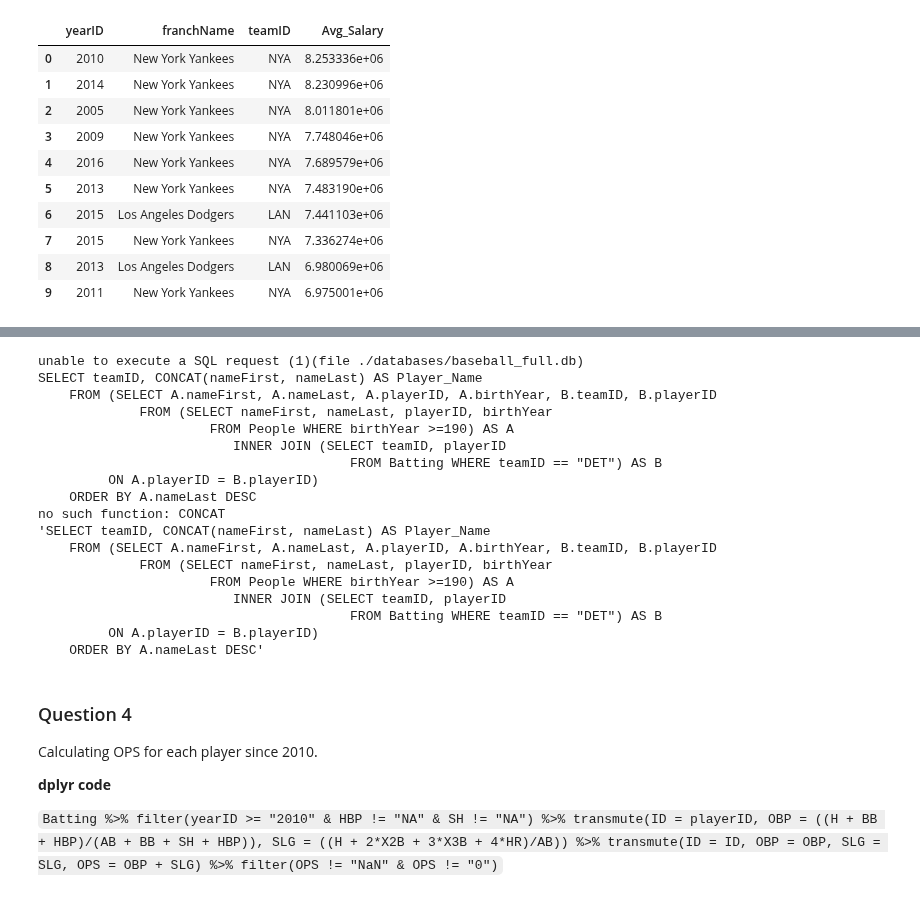
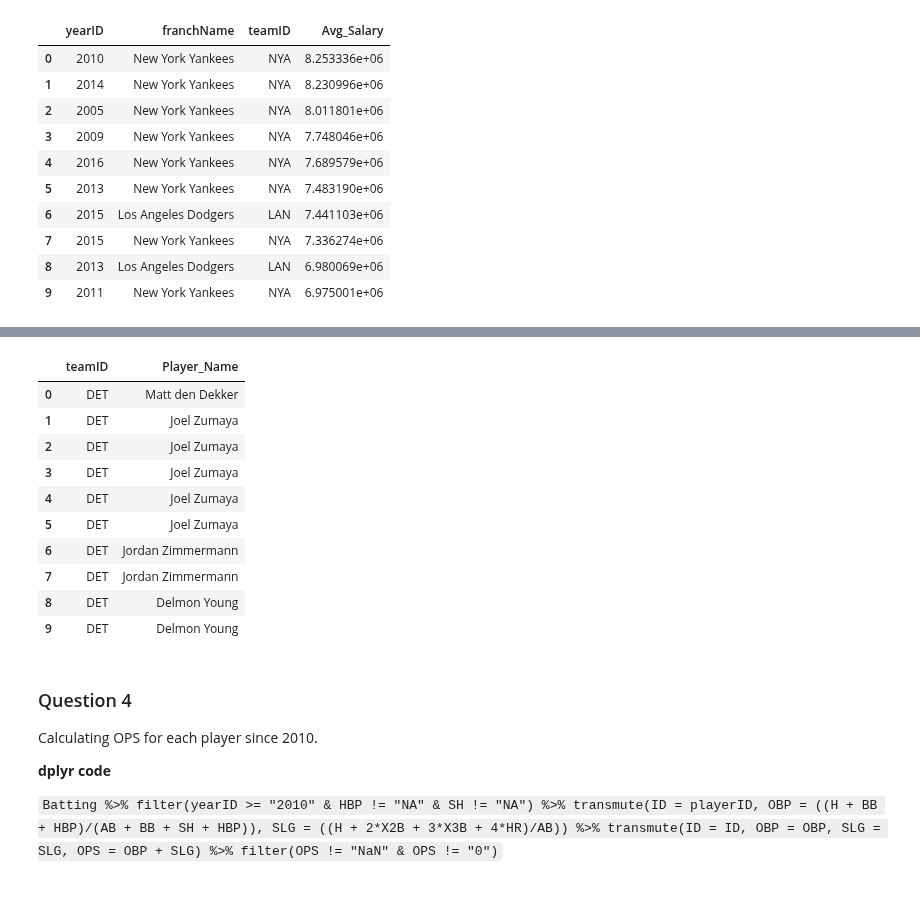
Before and after one commit to WSU-DataScience/USCOTS19_workshop, a Jupyter notebook: block_3_data_management/Baseball_Solution.ipynb, the cells around one changed output, grey strips where cells are left out. Drawn from its saved outputs; the diff is of its cells as text; code cells hidden in the pictures.

Commit message:
updated solution to baseball

```diff
--- a/block_3_data_management/Baseball_Solution.ipynb
+++ b/block_3_data_management/Baseball_Solution.ipynb
@@ -208,32 +211,24 @@ Get a list of the players' names for the Detriot Tigers that have been born sinc
 # %%
 %%SQL
-    SELECT teamID, CONCAT(nameFirst, nameLast) AS Player_Name
-    FROM (SELECT A.nameFirst, A.nameLast, A.playerID, A.birthYear, B.teamID, B.playerID
+    SELECT B.teamID, A.nameFirst|| " " || A.nameLast AS Player_Name
              FROM (SELECT nameFirst, nameLast, playerID, birthYear
-                      FROM People WHERE birthYear >=190) AS A
+                      FROM People WHERE birthYear >=1980) AS A
                          INNER JOIN (SELECT teamID, playerID
-                                        FROM Batting WHERE teamID == "DET") AS B
-         ON A.playerID = B.playerID)
+                                        FROM Batting WHERE teamID = "DET") AS B
+         ON A.playerID = B.playerID
     ORDER BY A.nameLast DESC
 # %% [output]
-unable to execute a SQL request (1)(file ./databases/baseball_full.db)
-SELECT teamID, CONCAT(nameFirst, nameLast) AS Player_Name
-    FROM (SELECT A.nameFirst, A.nameLast, A.playerID, A.birthYear, B.teamID, B.playerID
-             FROM (SELECT nameFirst, nameLast, playerID, birthYear
-                      FROM People WHERE birthYear >=190) AS A
-                         INNER JOIN (SELECT teamID, playerID
-                                        FROM Batting WHERE teamID == "DET") AS B
-         ON A.playerID = B.playerID)
-    ORDER BY A.nameLast DESC
-no such function: CONCAT
-'SELECT teamID, CONCAT(nameFirst, nameLast) AS Player_Name
-    FROM (SELECT A.nameFirst, A.nameLast, A.playerID, A.birthYear, B.teamID, B.playerID
-             FROM (SELECT nameFirst, nameLast, playerID, birthYear
-                      FROM People WHERE birthYear >=190) AS A
-                         INNER JOIN (SELECT teamID, playerID
-                                        FROM Batting WHERE teamID == "DET") AS B
-         ON A.playerID = B.playerID)
-    ORDER BY A.nameLast DESC'
+|  | teamID | Player_Name |
+| 0 | DET | Matt den Dekker |
+| 1 | DET | Joel Zumaya |
+| 2 | DET | Joel Zumaya |
+| 3 | DET | Joel Zumaya |
+| 4 | DET | Joel Zumaya |
+| 5 | DET | Joel Zumaya |
+| 6 | DET | Jordan Zimmermann |
+| 7 | DET | Jordan Zimmermann |
+| 8 | DET | Delmon Young |
+| 9 | DET | Delmon Young |
 # %% [markdown]
 ### Question 4
 
```
Also changed, not shown: parts of 4 cells of this notebook.
